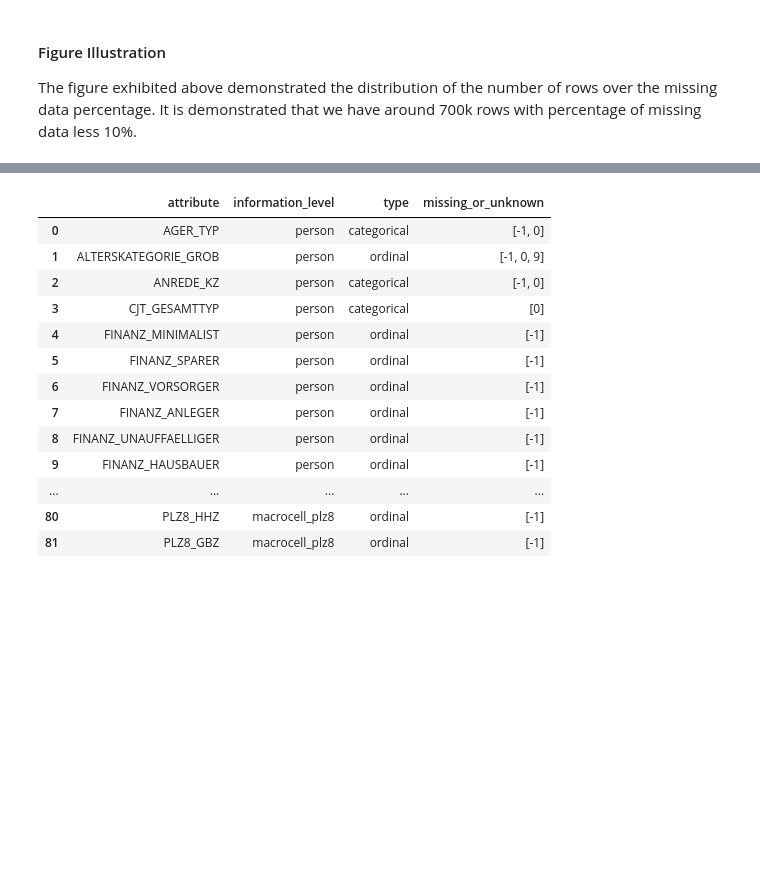
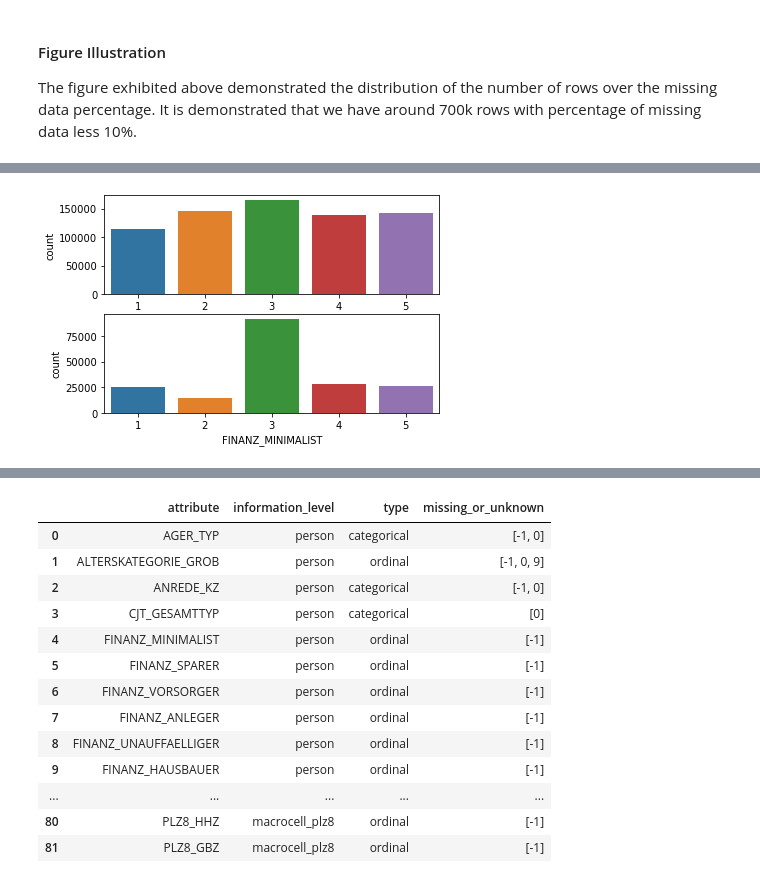
Before and after one commit to ahmedag91/Customer-Segmentation-Using-ML, a Jupyter notebook: Identify_Customer_Segments.ipynb, the cells around one changed output, grey strips where cells are left out. Drawn from its saved outputs; the diff is of its cells as text; code cells hidden in the pictures; blank space fills up the shorter version.

Commit message:
feat: Update the note book
The impact of removing rows on the distribution of the data on each column have been studies

```diff
--- a/Identify_Customer_Segments.ipynb
+++ b/Identify_Customer_Segments.ipynb
@@ -271,7 +261,8 @@ The figure exhibited above demonstrated the distribution of the number of rows o
 # Write code to divide the data into two subsets based on the number of missing
 # values in each row.
 # Define the thresholding percentage of rows. Here we choose 10%
+
 thresh_rows = 10
-rows_drop = list(miss_val_pct_rows[miss_val_pct_rows>thresh_rows].index)
-print('The number removed rows are', len(rows_drop))
+rows_drop_above_thresh = list(miss_val_pct_rows[miss_val_pct_rows>thresh_rows].index)
+rows_drop_below_thresh = list(miss_val_pct_rows[miss_val_pct_rows<=thresh_rows].index)
 # %% [output]
@@ -279,6 +271,9 @@ The number removed rows are 121655
 # %%
 # Here we drop the rows with higher than 10% percent of the missing data
 print('The size of the dataframe before dropping rows is',azdias.shape)
-azdias.drop(index = rows_drop, axis=1, inplace=True)
-print('The size of the dataframe after dropping rows is',azdias.shape)
+azdias_above_thresh = azdias.drop(index = rows_drop_above_thresh, axis=1)
+print('The size of the dataframe after dropping rows above threshold is',azdias_above_thresh.shape)
+
+azdias_below_thresh = azdias.drop(index = rows_drop_below_thresh, axis=1)
+print('The size of the dataframe after dropping rows below threshold is',azdias_below_thresh.shape)
 # %% [output]
@@ -321,0 +325,11 @@ From the figure shown above, the data now looks completely clean, i.e., it is qu
+# %%
+def chart_plotting(
+    column_name:str, above_thresh:pd.DataFrame, below_thresh:pd.DataFrame
+    ):
+    axis_above = plt.subplot(2, 1, 1)
+    sns.countplot(above_thresh[column_name], ax = axis_above)
+    axis_below = plt.subplot(2, 1, 2)
+    sns.countplot(below_thresh[column_name], ax = axis_below)
+chart_plotting('FINANZ_MINIMALIST', azdias_above_thresh, azdias_below_thresh)
+# %% [output]
+[figure, added]
```
Also changed, not shown: parts of 14 cells of this notebook.
